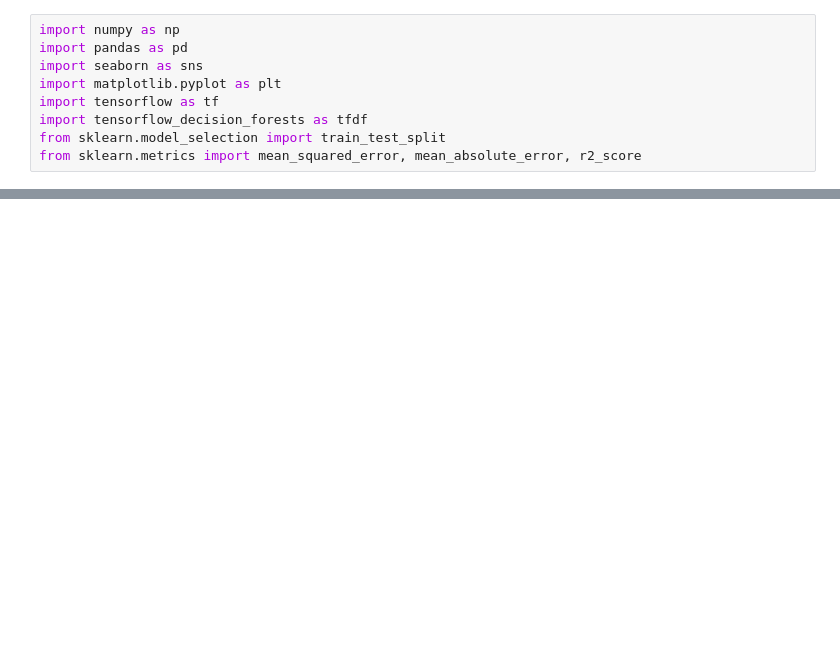
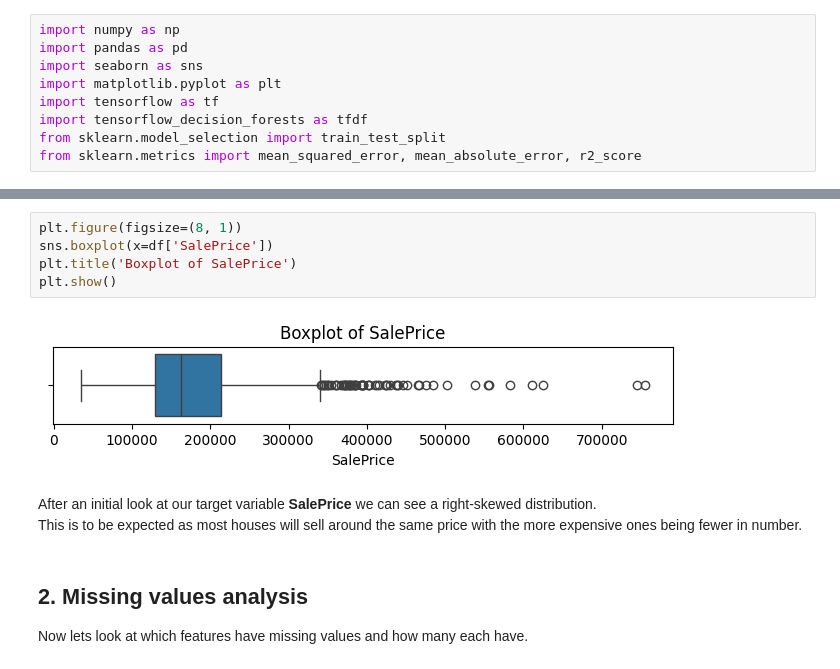
Before and after one commit to Kev-HL/house-price-prediction, a Jupyter notebook: notebooks/housing.ipynb, the cells around one changed output, grey strips where cells are left out. Cells and saved outputs as stored; diff of their text form; blank space fills up the shorter version.

```diff
--- a/notebooks/housing.ipynb
+++ b/notebooks/housing.ipynb
@@ -15,0 +123,14 @@ df = pd.read_csv(data_path)
+# %%
+plt.figure(figsize=(8, 1))
+sns.boxplot(x=df['SalePrice'])
+plt.title('Boxplot of SalePrice')
+plt.show()
+# %% [output]
+[figure, added]
+# %% [markdown]
+After an initial look at our target variable **SalePrice** we can see a right-skewed distribution.
+This is to be expected as most houses will sell around the same price with the more expensive ones being fewer in number.
+# %% [markdown]
+## 2. Missing values analysis
+
+Now lets look at which features have missing values and how many each have.
```
Also changed, not shown: parts of 99 cells of this notebook.
